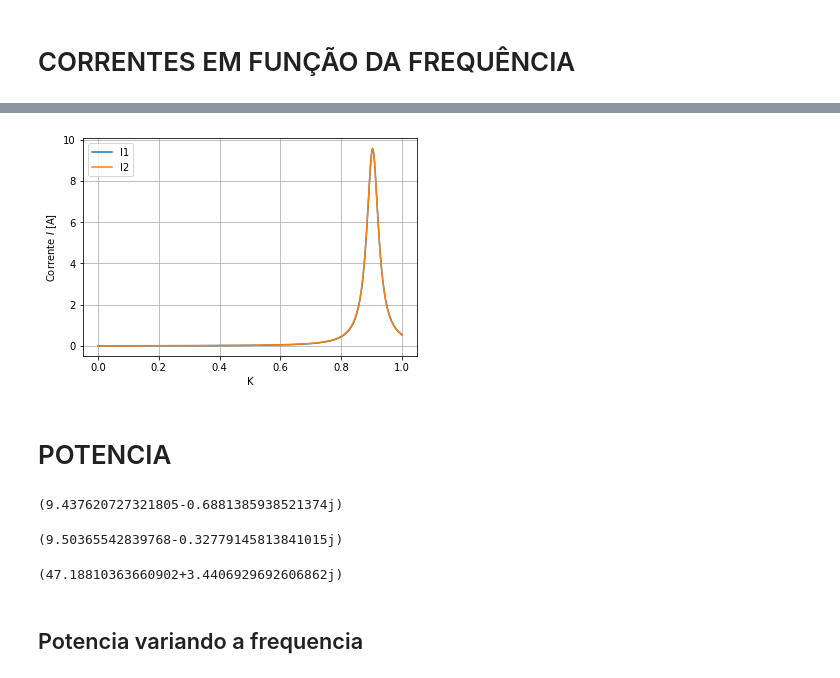
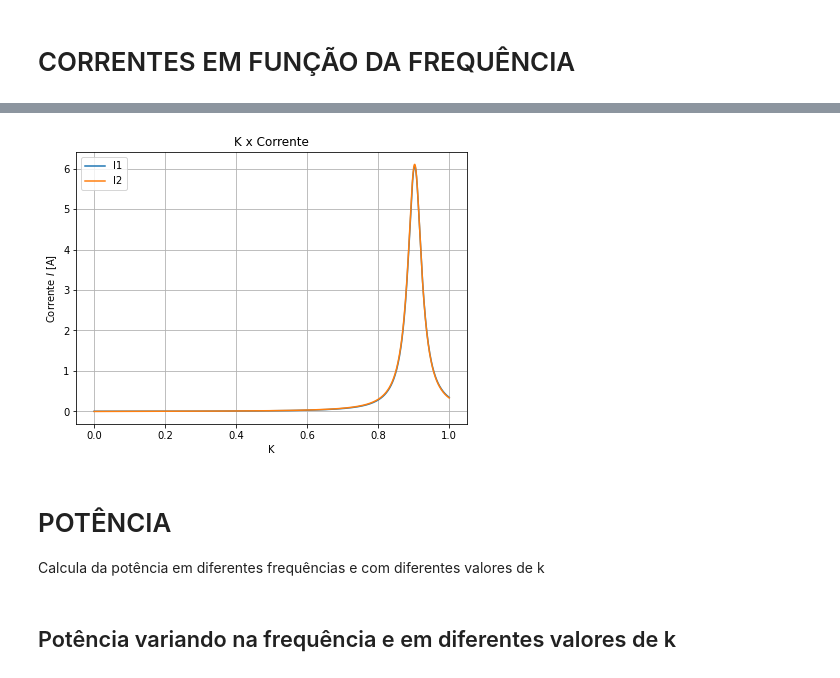
Before and after one commit to BrunoFNRodrigues/EletroMag-Projeto, a Jupyter notebook: Projeto Eletromag.ipynb, the cells around one changed output, grey strips where cells are left out. Cells and saved outputs as stored; diff of their text form; code cells hidden in the pictures.

```diff
--- a/Projeto Eletromag.ipynb
+++ b/Projeto Eletromag.ipynb
@@ -18,8 +25,8 @@ L1=235e-6
 L2=231e-6
 C1 = 4.7e-6
 C2 = 4.7e-6
-
+Ufonte = 10
 w_ress = 1/sqrt(L1*C1)
 f_ress = w_ress/(2*pi)
-print(abs(f_ress))
+print("Frequência de ressonância:",abs(f_ress))
 # %% [output]
@@ -29,7 +38,7 @@ print(abs(f_ress))
 # %%
 def CalcularTransformador(Rc, f, k, C1, C2):
     w=2*pi*f
-    Uf=rect(10,0)
+    Uf=rect((2/pi)*Ufonte, 0)
     XC1=1/(1j*w*C1)
     XC2=1/(1j*w*C2)
     XL1=1j*w*L1
@@ -111,23 +124,22 @@ corrente de pico i2: 9.518799043629029
 # %%
 k=np.linspace(0,1,1000)
 I1K=[]
 I2K=[]
 
 for i in k:
     i1, i2 = CalcularTransformador(Rcarga, max_x, i, C1, C2)
     I1K.append(abs(i1.real))
     I2K.append(abs(i2.real))
 
-
+plt.figure(figsize=(7,5))
 plt.plot(k,I1K)
 plt.plot(k,I2K)
 
+plt.title("K x Corrente")
 plt.xlabel("K")
 plt.ylabel("Corrente $I$ [A]")
 plt.grid(True)
 plt.legend(['I1', 'I2'])
 plt.show()
 # %% [output]
-[figure, old version]
+[figure, new version]
-# %% [markdown]
-# POTENCIA
@@ -137,20 +146,6 @@ max_x_im = f[I1_im.index(max_y_im)]
-# %%
-print(max_y_im)
-# %% [output]
-(9.437620727321805-0.6881385938521374j)
-# %%
-max_y2_im = max(I2_im)  # Find the maximum y value
-max_x2_im = f[I2_im.index(max_y2_im)]
-print(max_y2_im)
-# %% [output]
-(9.50365542839768-0.32779145813841015j)
-# %%
-tensao_ef = 10/sqrt(2)
-pot_entrada = tensao_ef*(max_y_im.conjugate()/sqrt(2))
-
-print(pot_entrada)
-# %% [output]
-(47.18810363660902+3.4406929692606862j)
-# %% [markdown]
-## Potencia variando a frequencia
+# %% [markdown]
+# POTÊNCIA
+Calcula da potência em diferentes frequências e com diferentes valores de k
+# %% [markdown]
+## Potência variando na frequência e em diferentes valores de k
 # %%
```
Also changed, not shown: parts of 17 cells of this notebook.
